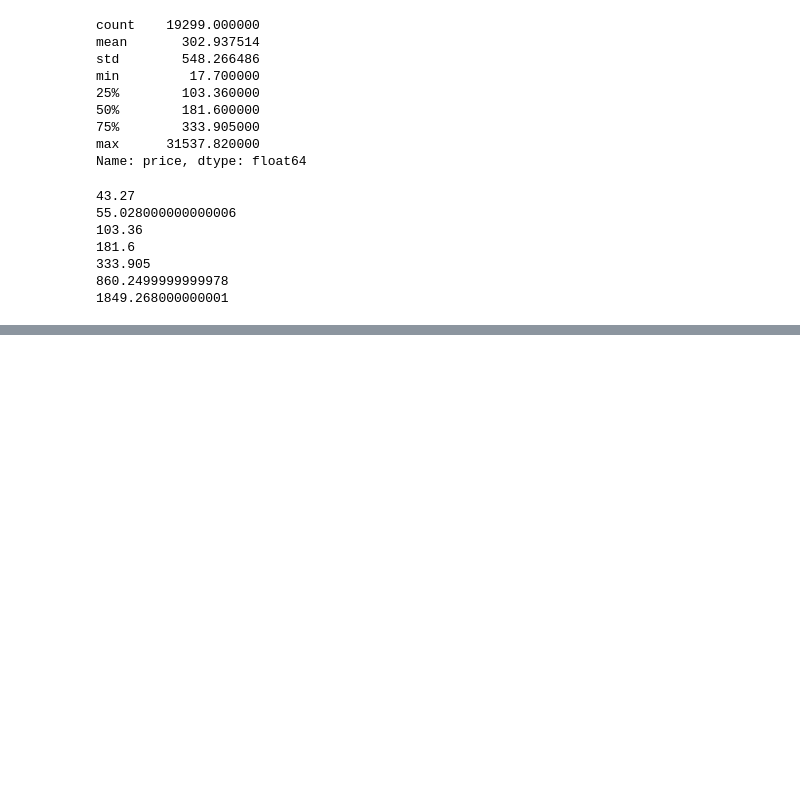
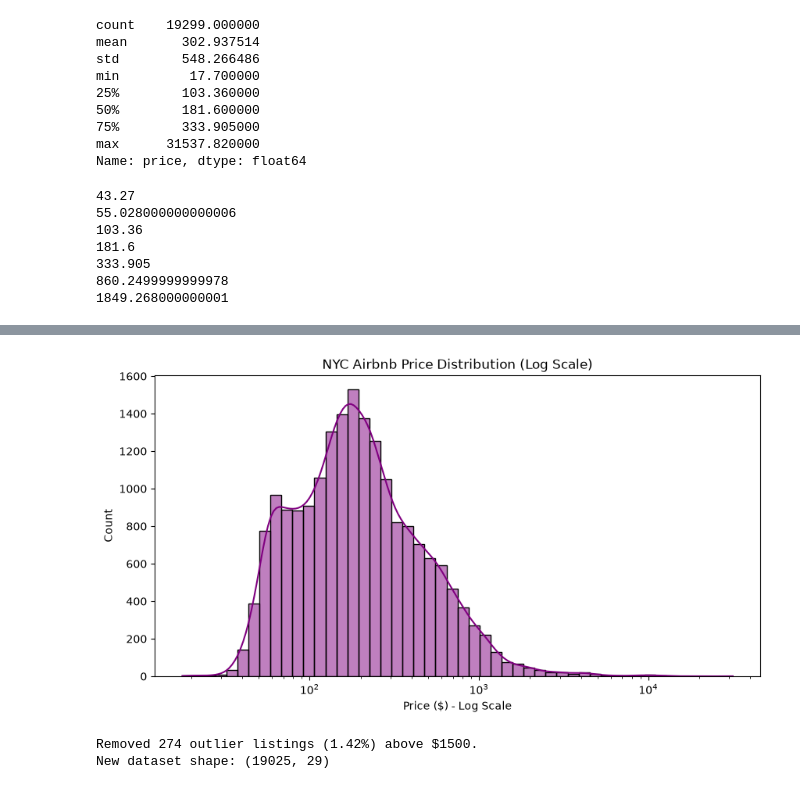
Before and after one commit to hyder13-10/airbnb-pricing-engine, a Jupyter notebook: notebooks/02_cleaning.ipynb, the cells around one changed output, grey strips where cells are left out. Cells and saved outputs as stored; diff of their text form; code cells hidden in the pictures; blank space fills up the shorter version.

Commit message:
Day 3 : removing outliers

```diff
--- a/notebooks/02_cleaning.ipynb
+++ b/notebooks/02_cleaning.ipynb
@@ -356,0 +395,25 @@ plt.show()
+# %%
+import numpy as np
+
+plt.figure(figsize=(10, 5))
+sns.histplot(df_useful['price'], bins=50, kde=True, log_scale=True, color='purple')
+plt.title('NYC Airbnb Price Distribution (Log Scale)')
+plt.xlabel('Price ($) - Log Scale')
+plt.ylabel('Count')
+plt.show()
+# %% [output]
+[figure, added]
+# %%
+# Apply the upper cutoff
+upper_limit = 1500
+df_clean = df_useful[df_useful['price'] <= upper_limit].copy()
+
+# Calculate how many rows were removed
+removed_count = len(df_useful) - len(df_clean)
+pct_removed = (removed_count / len(df_useful)) * 100
+
+print(f"Removed {removed_count} outlier listings ({pct_removed:.2f}%) above ${upper_limit}.")
+print(f"New dataset shape: {df_clean.shape}")
+# %% [output]
+Removed 274 outlier listings (1.42%) above $1500.
+New dataset shape: (19025, 29)
```
Also changed, not shown: parts of 5 cells of this notebook, 1 other file.
